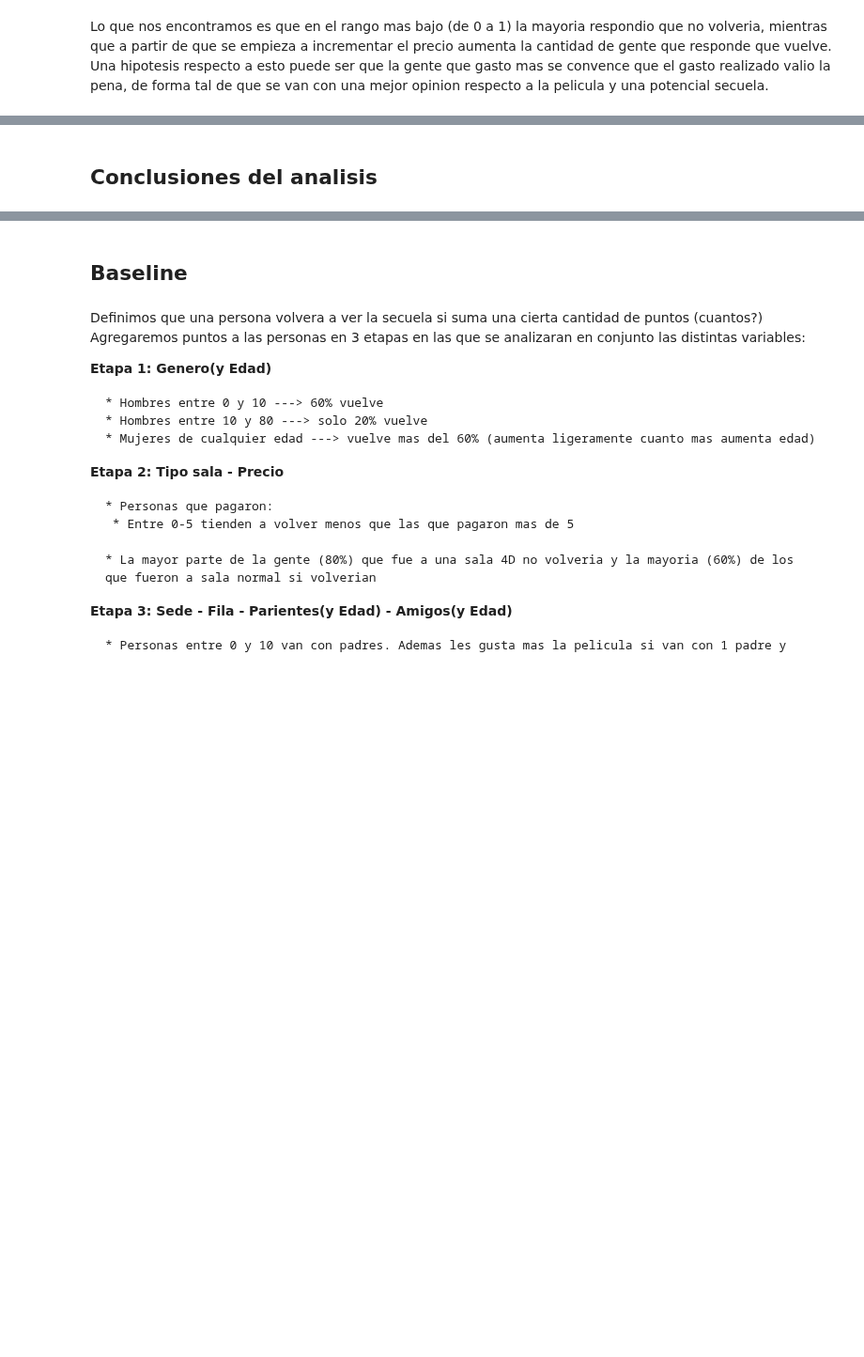
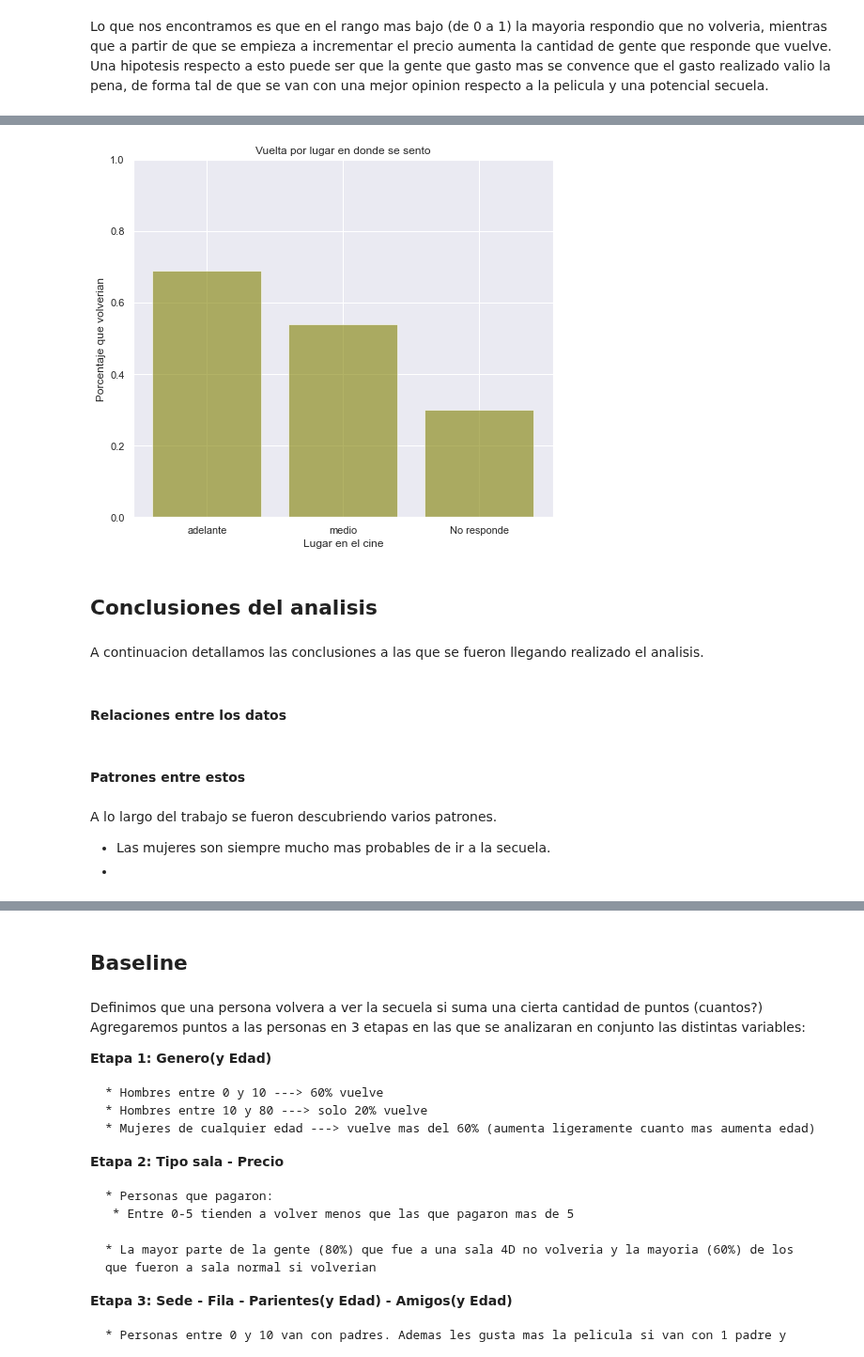
Before and after one commit to brunograssano/TP-Organizacion-de-datos, a Jupyter notebook: TP_Datos.ipynb, the cells around one changed output, grey strips where cells are left out. Shown at 94% size. Saved outputs shown, nothing was run; the diff lists cells and outputs as text; code cells hidden in the pictures; blank space fills up the shorter version.

Commit message:
Subo analisis fila y analisis en otras partes
Co-Authored-By: adrianromero99 <36236300+adrianromero99@users.noreply.github.com>

```diff
--- a/TP_Datos.ipynb
+++ b/TP_Datos.ipynb
@@ -527,0 +594,3 @@ g.set_axis_labels("Sede", "Cantidad de respuestas")
+# %%
+vuelta_por_fila = info_fiumark_df.groupby(by='fila').agg({'volveria':'mean'})
+vuelta_por_fila
@@ -528,2 +607,22 @@ g.set_axis_labels("Sede", "Cantidad de respuestas")
+# %%
+vuelta_por_fila.sort_values(by='volveria',ascending=False,inplace=True)
+plt.bar(vuelta_por_fila.index.astype(str), vuelta_por_fila['volveria'], color = 'olive', alpha = 0.6)
+plt.title("Vuelta por lugar en donde se sento")
+plt.xlabel("Lugar en el cine")
+plt.ylabel("Porcentaje que volverian")
+plt.ylim(0, 1)
+plt.show()
+# %% [output]
+[figure, added]
 # %% [markdown]
 ## Conclusiones del analisis
+# %% [markdown]
+A continuacion detallamos las conclusiones a las que se fueron llegando realizado el analisis.
+# %% [markdown]
+#### Relaciones entre los datos
+# %% [markdown]
+#### Patrones entre estos
+# %% [markdown]
+A lo largo del trabajo se fueron descubriendo varios patrones.
+* Las mujeres son siempre mucho mas probables de ir a la secuela.
+*
```
Also changed, not shown: parts of 38 cells of this notebook.
